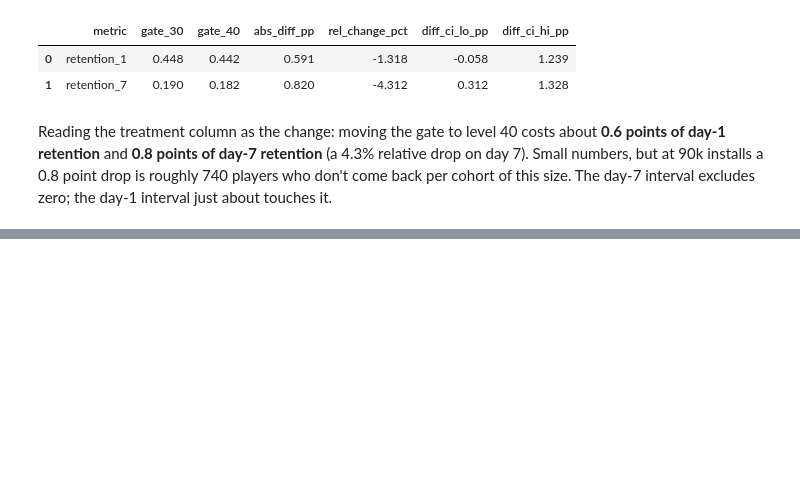
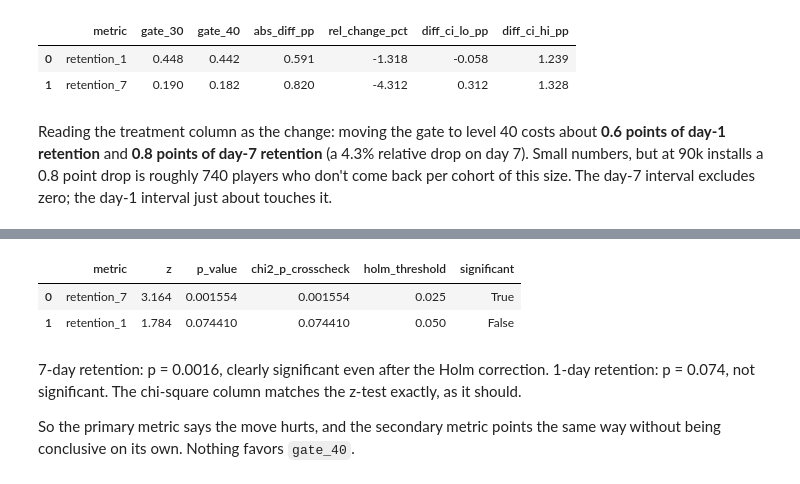
Before and after one commit to divsvash/ab-testing, a Jupyter notebook: cookie_cats_ab_test.ipynb, the cells around one changed output, grey strips where cells are left out. Drawn from its saved outputs; the diff is of its cells as text; code cells hidden in the pictures; blank space fills up the shorter version.

Commit message:
add hypothesis tests and randomization check

```diff
--- a/cookie_cats_ab_test.ipynb
+++ b/cookie_cats_ab_test.ipynb
@@ -191,0 +196,36 @@ Reading the treatment column as the change: moving the gate to level 40 costs ab
+# %%
+def two_proportion_ztest(k1, n1, k2, n2):
+    """Pooled two-proportion z-test, returns (z, two-sided p)."""
+    p1, p2 = k1 / n1, k2 / n2
+    pooled = (k1 + k2) / (n1 + n2)
+    se = np.sqrt(pooled * (1 - pooled) * (1 / n1 + 1 / n2))
+    z = (p1 - p2) / se
+    return z, 2 * stats.norm.sf(abs(z))
+
+test_rows = []
+for metric in ['retention_7', 'retention_1']:  # primary first
+    a = df.loc[df['version'] == 'gate_30', metric]
+    b = df.loc[df['version'] == 'gate_40', metric]
+    z, p = two_proportion_ztest(int(a.sum()), len(a), int(b.sum()), len(b))
+    table = [[int(a.sum()), len(a) - int(a.sum())],
+             [int(b.sum()), len(b) - int(b.sum())]]
+    chi2, p_chi, _, _ = stats.chi2_contingency(table, correction=False)
+    test_rows.append({'metric': metric, 'z': round(z, 3), 'p_value': p,
+                      'chi2_p_crosscheck': p_chi})
+
+tests = pd.DataFrame(test_rows)
+# Holm: smallest p vs 0.025, larger p vs 0.05
+order = tests['p_value'].argsort()
+thresholds = pd.Series(index=tests.index, dtype=float)
+thresholds.iloc[order.values] = [0.025, 0.05]
+tests['holm_threshold'] = thresholds
+tests['significant'] = tests['p_value'] < tests['holm_threshold']
+tests
+# %% [output]
+|  | metric | z | p_value | chi2_p_crosscheck | holm_threshold | significant |
+| 0 | retention_7 | 3.164 | 0.001554 | 0.001554 | 0.025 | True |
+| 1 | retention_1 | 1.784 | 0.074410 | 0.074410 | 0.050 | False |
+# %% [markdown]
+7-day retention: p = 0.0016, clearly significant even after the Holm correction. 1-day retention: p = 0.074, not significant. The chi-square column matches the z-test exactly, as it should.
+
+So the primary metric says the move hurts, and the secondary metric points the same way without being conclusive on its own. Nothing favors `gate_40`.
```
Also changed, not shown: parts of 4 cells of this notebook.
